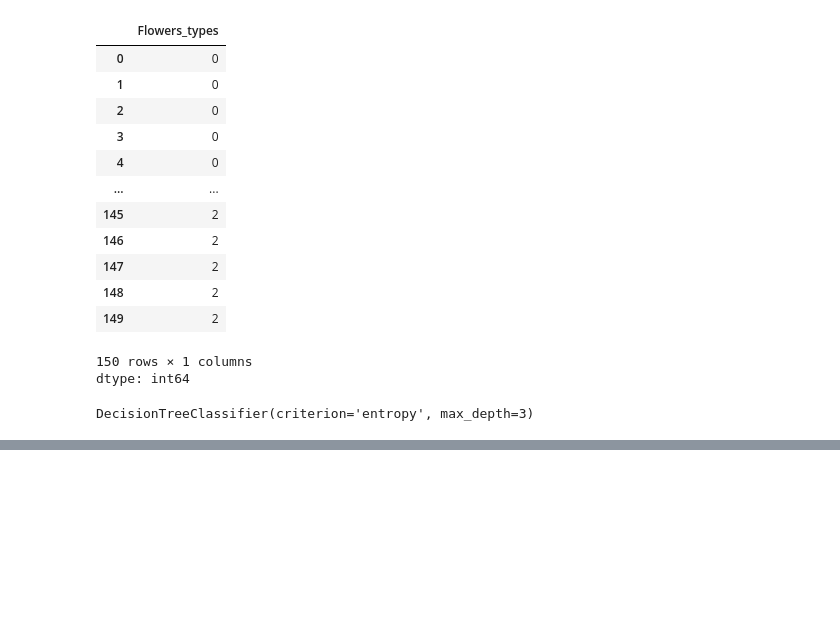
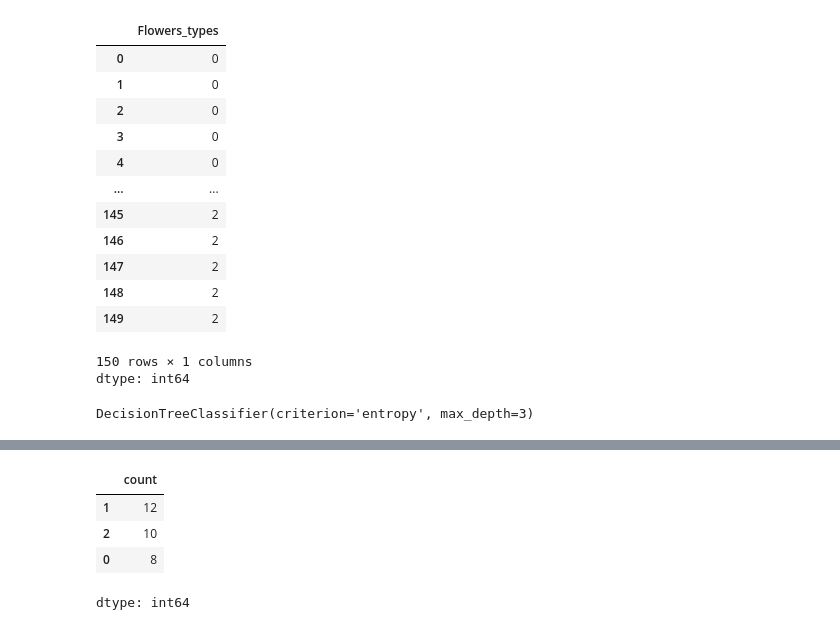
Before and after one commit to Santhoshreddy-aiml/2311CS020570-Excelr-, a Jupyter notebook: Decision_Tree_.ipynb, the cells around one changed output, grey strips where cells are left out. Saved outputs shown, nothing was run; the diff lists cells and outputs as text; code cells hidden in the pictures; blank space fills up the shorter version.

```diff
--- a/Decision_Tree_.ipynb
+++ b/Decision_Tree_.ipynb
@@ -169,0 +170,9 @@ tree.plot_tree(model,
+# %%
+preds = model.predict(x_test)
+pd.Series(preds).value_counts()
+# %% [output]
+|  | count |
+| 1 | 12 |
+| 2 | 10 |
+| 0 | 8 |
+dtype: int64
```
Also changed, not shown: parts of 8 cells of this notebook.
